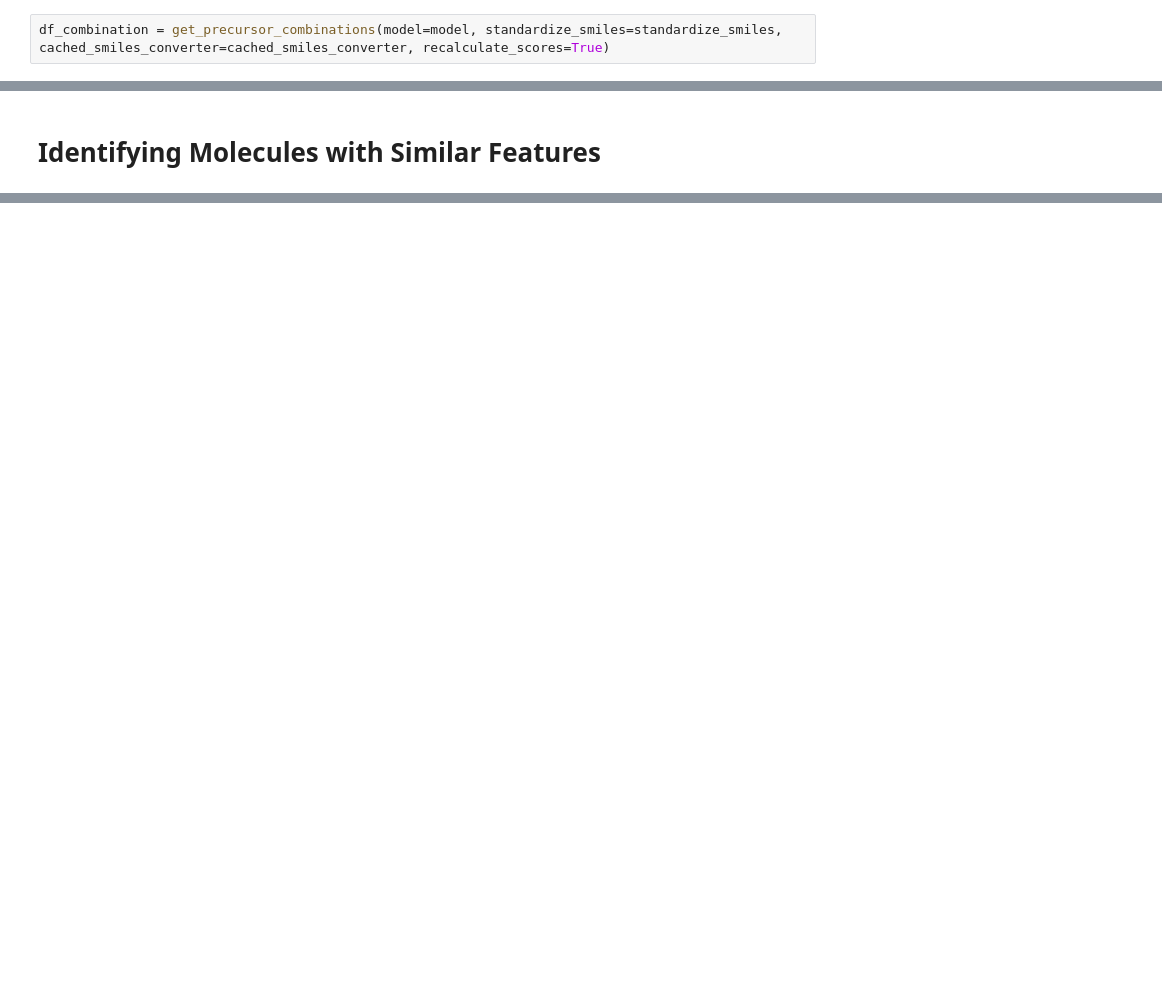
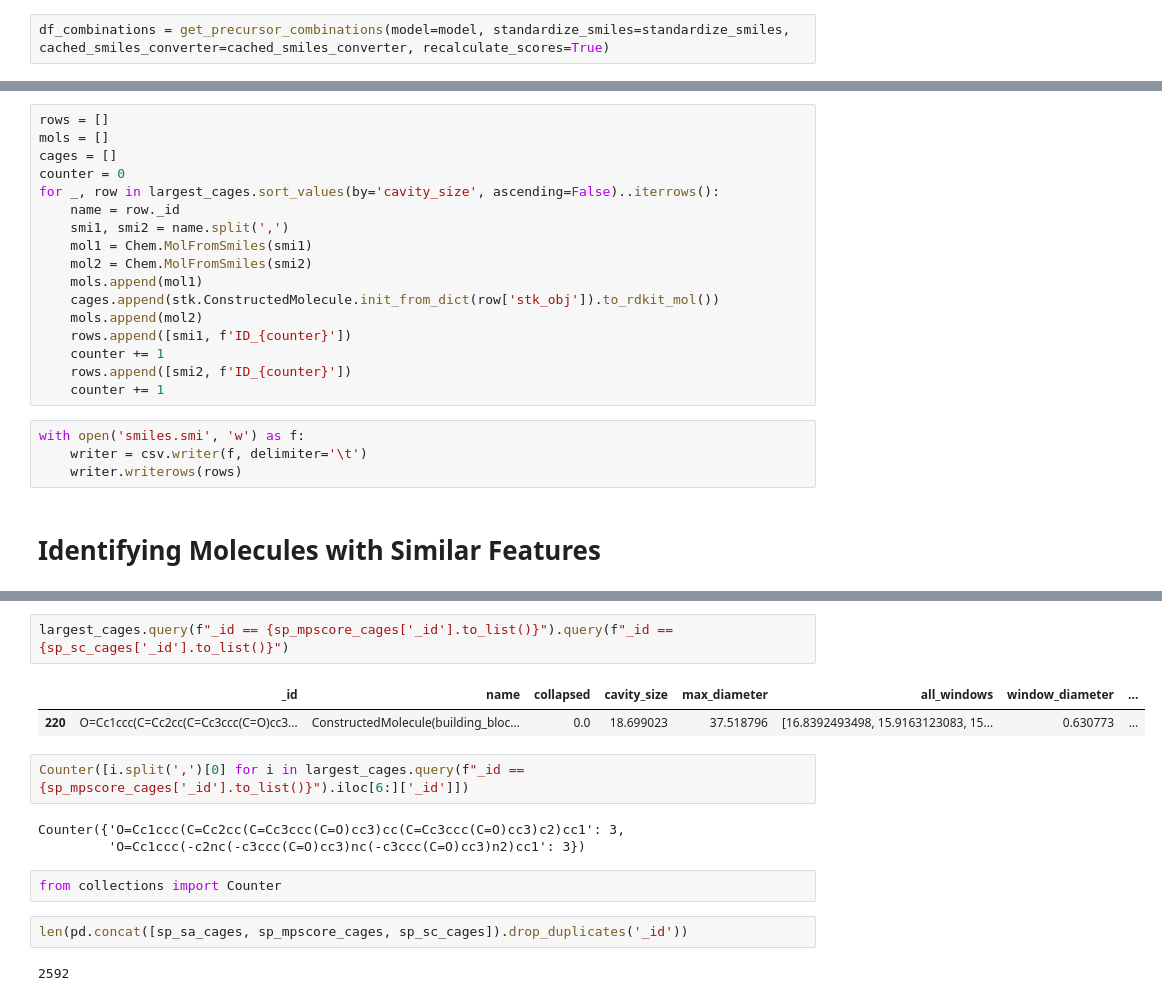
Before and after one commit to stevenkbennett/synthetic_accessibility_project, a Jupyter notebook: notebooks/database_analysis.ipynb, the cells around one changed output, grey strips where cells are left out. Saved outputs shown, nothing was run; the diff lists cells and outputs as text; blank space fills up the shorter version.

```diff
--- a/notebooks/database_analysis.ipynb
+++ b/notebooks/database_analysis.ipynb
@@ -282,7 +362,7 @@ def get_precursor_combinations(model, standardize_smiles, cached_smiles_converte
         combinations["mpscore_combination"].append(sum(r["mpscore"] for r in bbs)/2)
     return pd.DataFrame(combinations)
 # %%
-df_combination = get_precursor_combinations(model=model, standardize_smiles=standardize_smiles, cached_smiles_converter=cached_smiles_converter, recalculate_scores=True)
+df_combinations = get_precursor_combinations(model=model, standardize_smiles=standardize_smiles, cached_smiles_converter=cached_smiles_converter, recalculate_scores=True)
 # %%
 def plot_figure_7(model, standardize_smiles, cached_smiles_converter, recalculate_scores=True):
     df_combinations = get_precursor_combinations(model=model, standardize_smiles=standardize_smiles, cached_smiles_converter=cached_smiles_converter, recalculate_scores=recalculate_scores)
@@ -381,3 +607,24 @@ There are 22 with cavity diameter of larger than 16 Å
+# %%
+rows = []
+mols = []
+cages = []
+counter = 0
+for _, row in largest_cages.sort_values(by='cavity_size', ascending=False)..iterrows():
+    name = row._id
+    smi1, smi2 = name.split(',')
+    mol1 = Chem.MolFromSmiles(smi1)
+    mol2 = Chem.MolFromSmiles(smi2)
+    mols.append(mol1)
+    cages.append(stk.ConstructedMolecule.init_from_dict(row['stk_obj']).to_rdkit_mol())
+    mols.append(mol2)
+    rows.append([smi1, f'ID_{counter}'])
+    counter += 1
+    rows.append([smi2, f'ID_{counter}'])
+    counter += 1
+# %%
+with open('smiles.smi', 'w') as f:
+    writer = csv.writer(f, delimiter='\t')
+    writer.writerows(rows)
 # %% [markdown]
 # Identifying Molecules with Similar Features
 # %%
@@ -427,0 +786,16 @@ e2s_mols, d2s_mols = group_molecules(chemist_data)
+# %%
+largest_cages.query(f"_id == {sp_mpscore_cages['_id'].to_list()}").query(f"_id == {sp_sc_cages['_id'].to_list()}")
+# %% [output]
+|  | _id | name | collapsed | cavity_size | max_diameter | all_windows | window_diameter | ... |
+| 220 | O=Cc1ccc(C=Cc2cc(C=Cc3ccc(C=O)cc3... | ConstructedMolecule(building_bloc... | 0.0 | 18.699023 | 37.518796 | [16.8392493498, 15.9163123083, 15... | 0.630773 | ... |
+# %%
+Counter([i.split(',')[0] for i in largest_cages.query(f"_id == {sp_mpscore_cages['_id'].to_list()}").iloc[6:]['_id']])
+# %% [output]
+Counter({'O=Cc1ccc(C=Cc2cc(C=Cc3ccc(C=O)cc3)cc(C=Cc3ccc(C=O)cc3)c2)cc1': 3,
+         'O=Cc1ccc(-c2nc(-c3ccc(C=O)cc3)nc(-c3ccc(C=O)cc3)n2)cc1': 3})
+# %%
+from collections import Counter
+# %%
+len(pd.concat([sp_sa_cages, sp_mpscore_cages, sp_sc_cages]).drop_duplicates('_id'))
+# %% [output]
+2592
```
Also changed, not shown: parts of 54 cells of this notebook, 2 other files.
